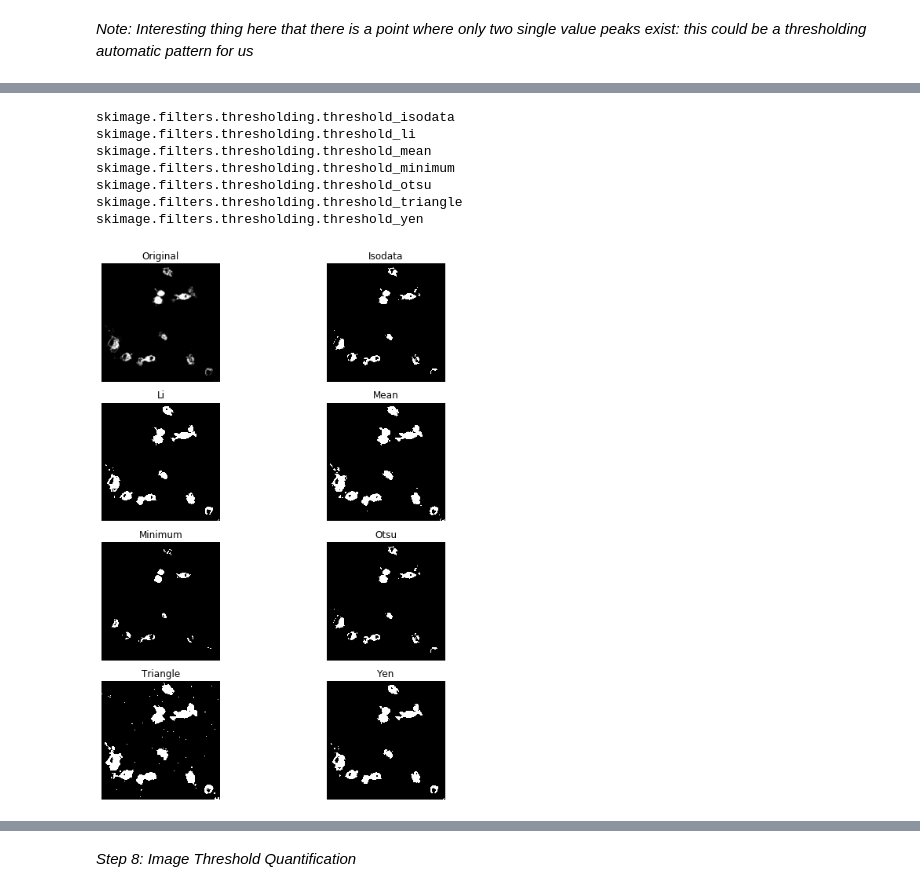
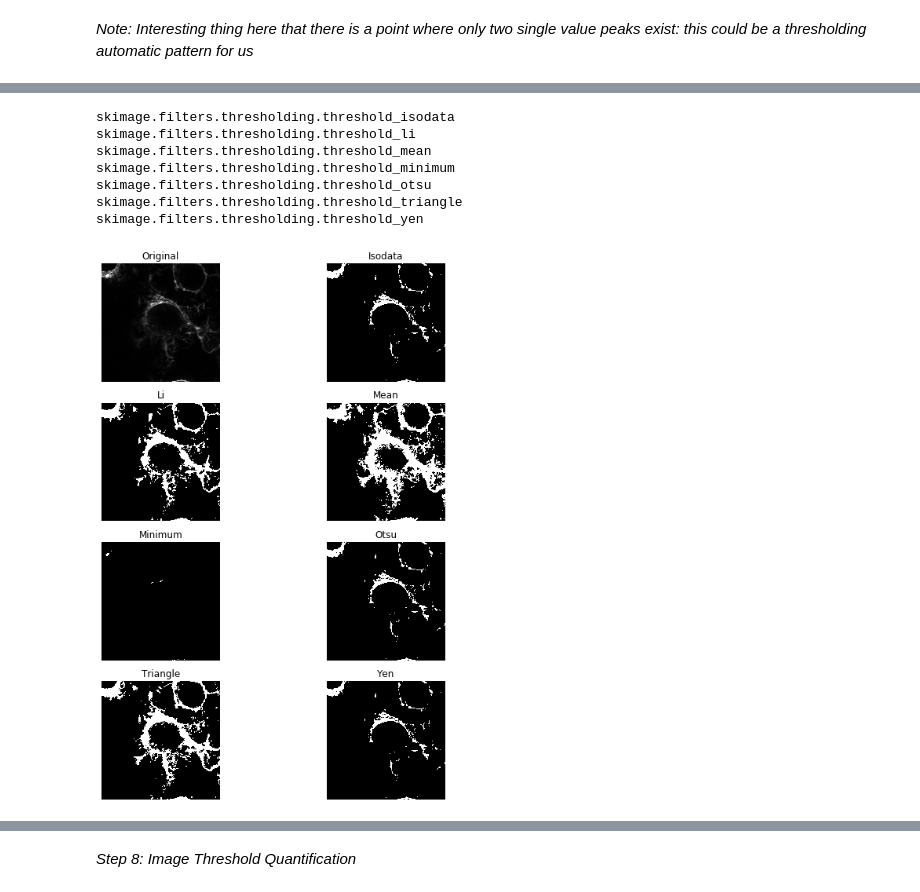
Before and after one commit to Nance-Lab/ifmodels, a Jupyter notebook: scripts/thresholding.ipynb, the cells around one changed output, grey strips where cells are left out. Drawn from its saved outputs; the diff is of its cells as text; code cells hidden in the pictures.

Commit message:
changed the practice image

```diff
--- a/scripts/thresholding.ipynb
+++ b/scripts/thresholding.ipynb
@@ -15,7 +15,7 @@ from skimage import filters
 # %% [markdown]
 *Step 2: User Inputs*
 # %%
-file_location = '../../thresholdpractice1.tif'
+file_location = '../../qdbev_lectin.tif'
 # %% [markdown]
 *Step 3: Importing Representative Images*
 # %%
@@ -105,14 +107,14 @@ plt.show()
 # %%
-filter_test = filters.try_all_threshold(gauss, figsize=(10,10), verbose =True)
+filter_test = filters.try_all_threshold(cell_ims[5], figsize=(10,10), verbose =True)
 # %% [output]
 skimage.filters.thresholding.threshold_isodata
 skimage.filters.thresholding.threshold_li
 skimage.filters.thresholding.threshold_mean
 skimage.filters.thresholding.threshold_minimum
 skimage.filters.thresholding.threshold_otsu
 skimage.filters.thresholding.threshold_triangle
 skimage.filters.thresholding.threshold_yen
-[figure, old version]
+[figure, new version]
 # %%
 threshold = filters.threshold_otsu(gauss)
 binary = gauss > threshold
```
Also changed, not shown: parts of 10 cells of this notebook.
